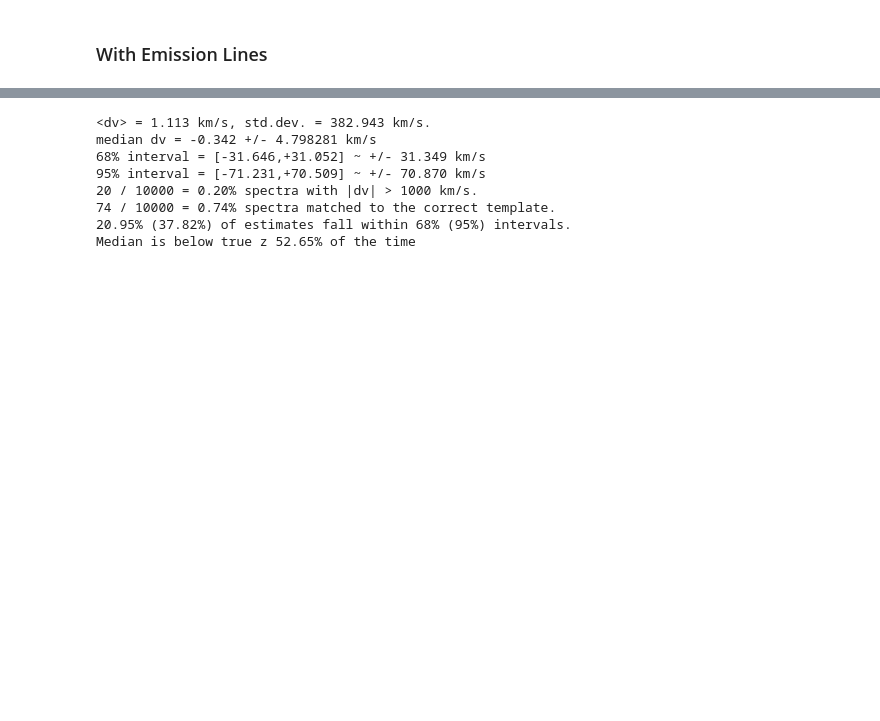
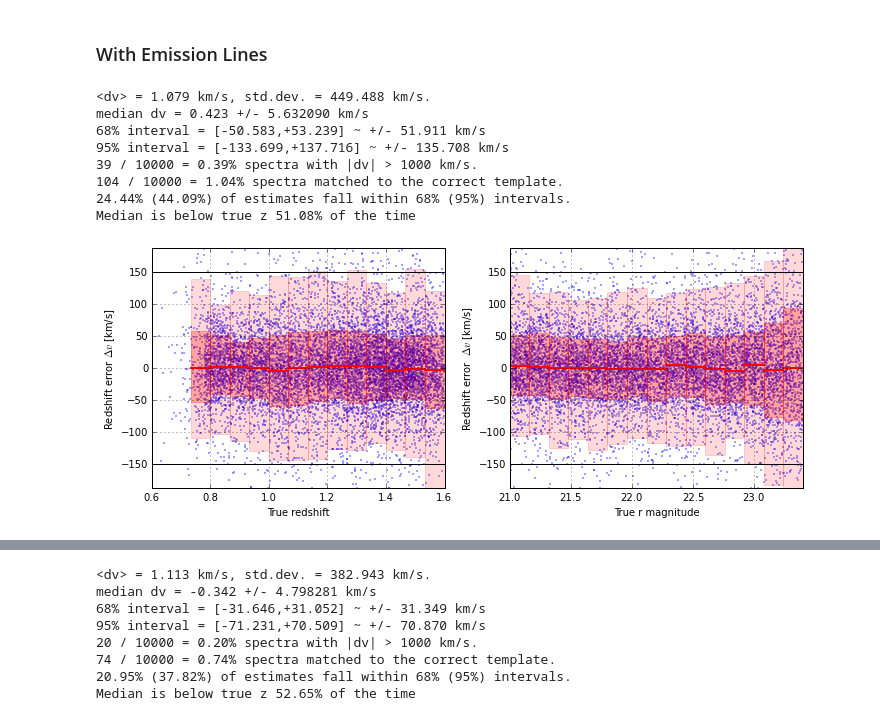
Before and after one commit to dkirkby/bayez, a Jupyter notebook: docs/nb/BayezResults.ipynb, the cells around one changed output, grey strips where cells are left out. Saved outputs shown, nothing was run; the diff lists cells and outputs as text; code cells hidden in the pictures; blank space fills up the shorter version.

Commit message:
Add ELG results with smaller and larger downsampling values

```diff
--- a/docs/nb/BayezResults.ipynb
+++ b/docs/nb/BayezResults.ipynb
@@ -184,0 +201,2 @@ Loading /Data/DESI/bayez/elg_4_20k_15.fits
+# %%
+elgem_1_40k = bayez.analysis.load_results('elgem_1_40k_q+16', [11, 12, 13, 14, 15])
@@ -184,0 +225,2 @@ Loading /Data/DESI/bayez/elg_4_20k_15.fits
+# %%
+elgem_2_40k = bayez.analysis.load_results('elgem_2_40k_q+16', [11, 12, 13, 14, 15])
@@ -360,0 +425,2 @@ Loading /Data/DESI/bayez/star_8_40k_q+16_15.fits
+# %%
+elgem_12_40k = bayez.analysis.load_results('elgem_12_40k_q+16', [11, 12, 13, 14, 15])
@@ -360,0 +449,2 @@ Loading /Data/DESI/bayez/star_8_40k_q+16_15.fits
+# %%
+elgem_16_40k = bayez.analysis.load_results('elgem_16_40k_q+16', [11, 12, 13, 14, 15])
@@ -482,3 +578,15 @@ Median is below true z 53.48% of the time
 ## ELG
 # %% [markdown]
 ### With Emission Lines
+# %%
+bayez.analysis.plot_results(elgem_16_40k, 0.6, 1.6, 21.0, 23.4, 'r', 150.)
+# %% [output]
+<dv> = 1.079 km/s, std.dev. = 449.488 km/s.
+median dv = 0.423 +/- 5.632090 km/s
+68% interval = [-50.583,+53.239] ~ +/- 51.911 km/s
+95% interval = [-133.699,+137.716] ~ +/- 135.708 km/s
+39 / 10000 = 0.39% spectra with |dv| > 1000 km/s.
+104 / 10000 = 1.04% spectra matched to the correct template.
+24.44% (44.09%) of estimates fall within 68% (95%) intervals.
+Median is below true z 51.08% of the time
+[figure, added]
```
Also changed, not shown: parts of 20 cells of this notebook.
